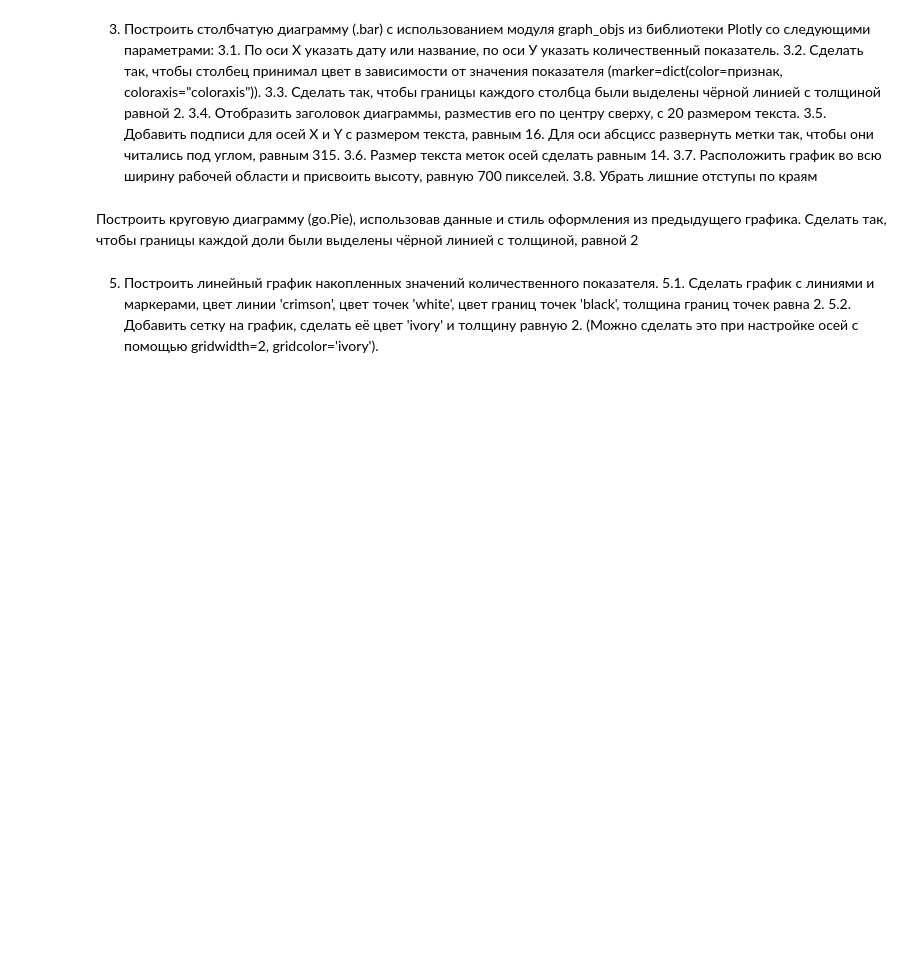
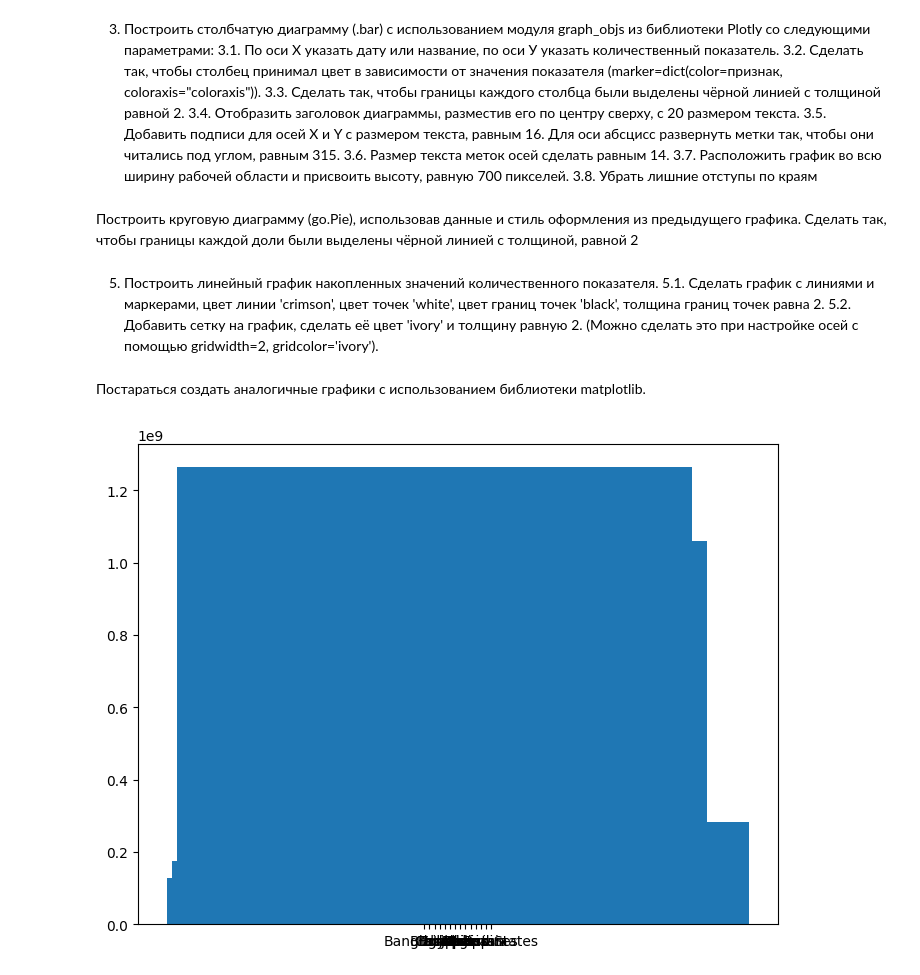
Before and after one commit to TheHarald/python-big-data, a Jupyter notebook: pr3.ipynb, the cells around one changed output. Saved outputs shown, nothing was run; the diff lists cells and outputs as text; code cells hidden in the pictures; blank space fills up the shorter version.

```diff
--- a/pr3.ipynb
+++ b/pr3.ipynb
@@ -246,3 +247,16 @@ fig.update_xaxes(gridwidth=2, gridcolor='ivory')
 fig.update_yaxes(gridwidth=2, gridcolor='ivory')
 
 fig.show()
+# %% [markdown]
+Постараться создать аналогичные графики с использованием
+библиотеки matplotlib.
+# %%
+x_plt = data.loc[data['2022 Population'] > 100000000]['Country']
+y_plt = data.loc[data['2022 Population'] > 100000000]['2000 Population']
+
+fig = plt.figure()
+ax = fig.add_axes([0,0,1,1])
+ax.bar(x_plt,y_plt)
+plt.show()
+# %% [output]
+[figure, added]
```
Also changed, not shown: parts of 1 cell of this notebook.
